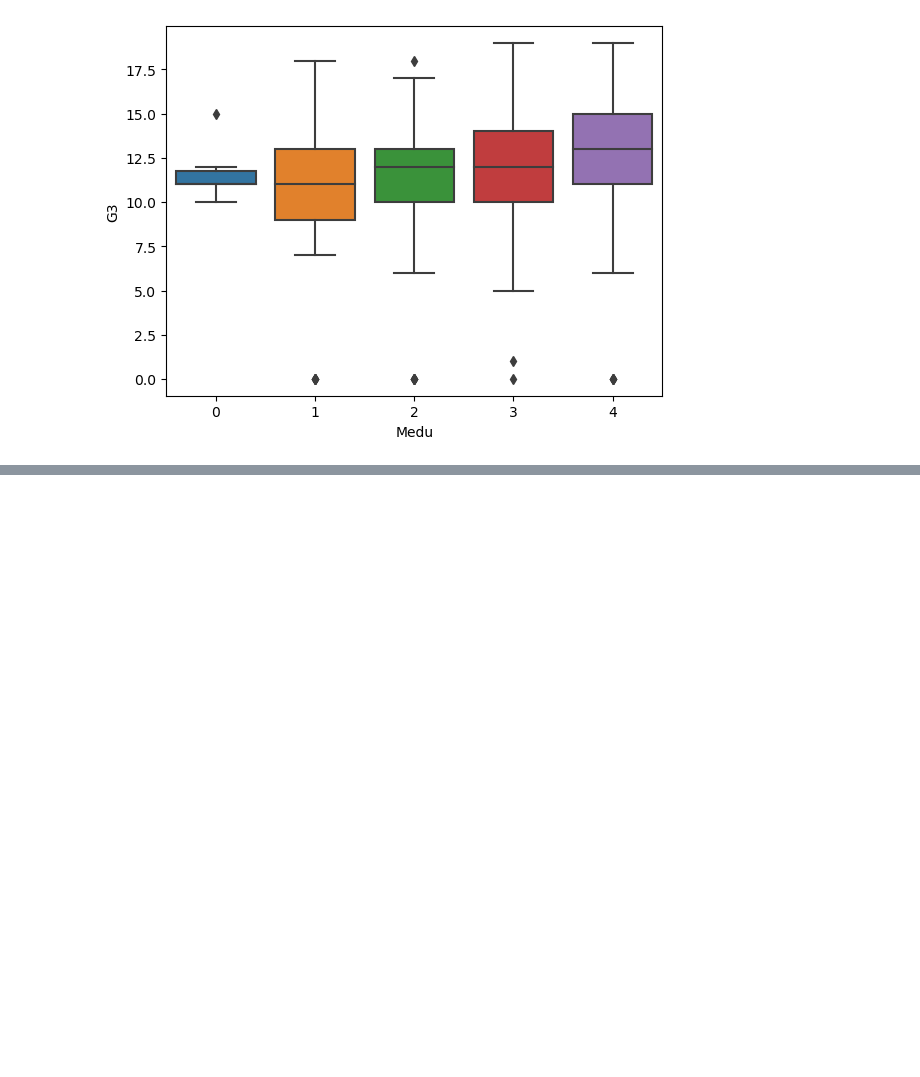
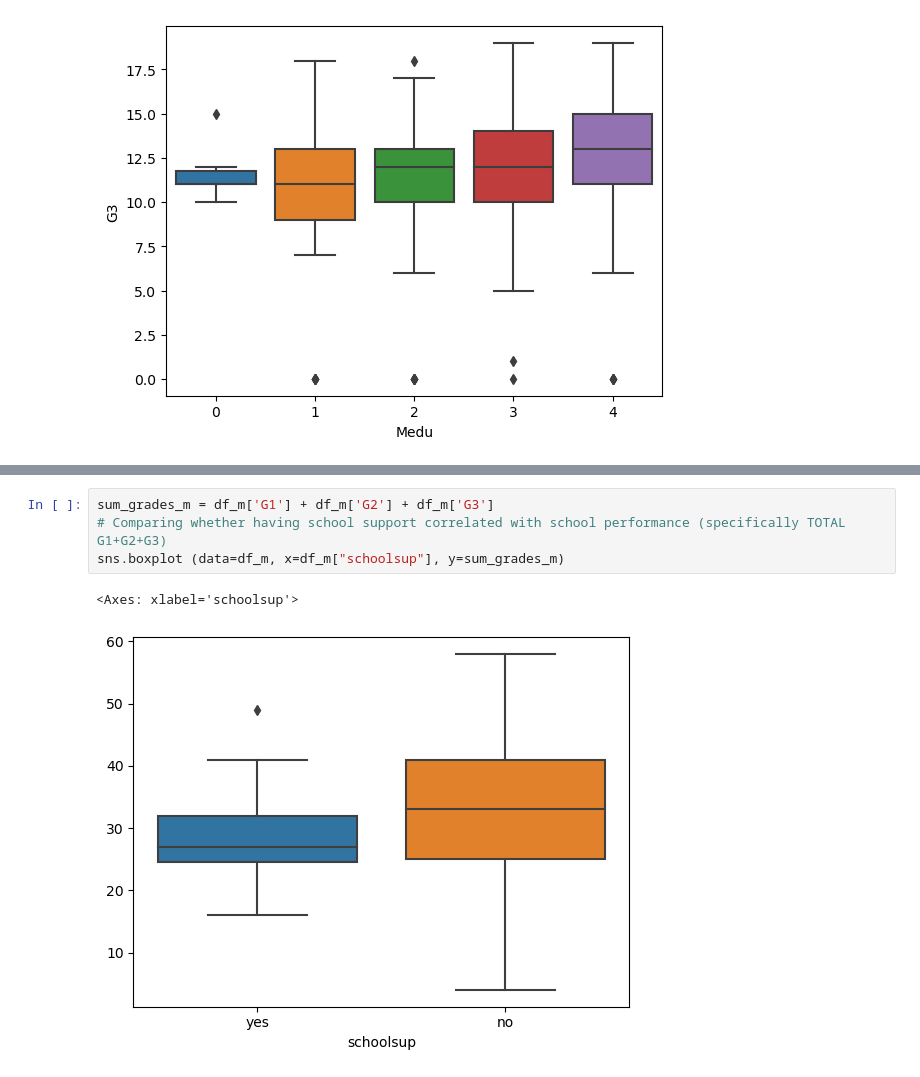
Before and after one commit to cshields164/end-of-phase1-project, a Jupyter notebook: code/01explore.ipynb, the cells around one changed output, grey strips where cells are left out. Cells and saved outputs as stored; diff of their text form; blank space fills up the shorter version.

```diff
--- a/code/01explore.ipynb
+++ b/code/01explore.ipynb
@@ -517,0 +525,7 @@ sns.boxplot(data=df_p, y ='G3', x = 'Medu')
+# %%
+sum_grades_m = df_m['G1'] + df_m['G2'] + df_m['G3']
+# Comparing whether having school support correlated with school performance (specifically TOTAL G1+G2+G3)
+sns.boxplot (data=df_m, x=df_m["schoolsup"], y=sum_grades_m)
+# %% [output]
+<Axes: xlabel='schoolsup'>
+[figure, added]
```
Also changed, not shown: parts of 1 cell of this notebook.
